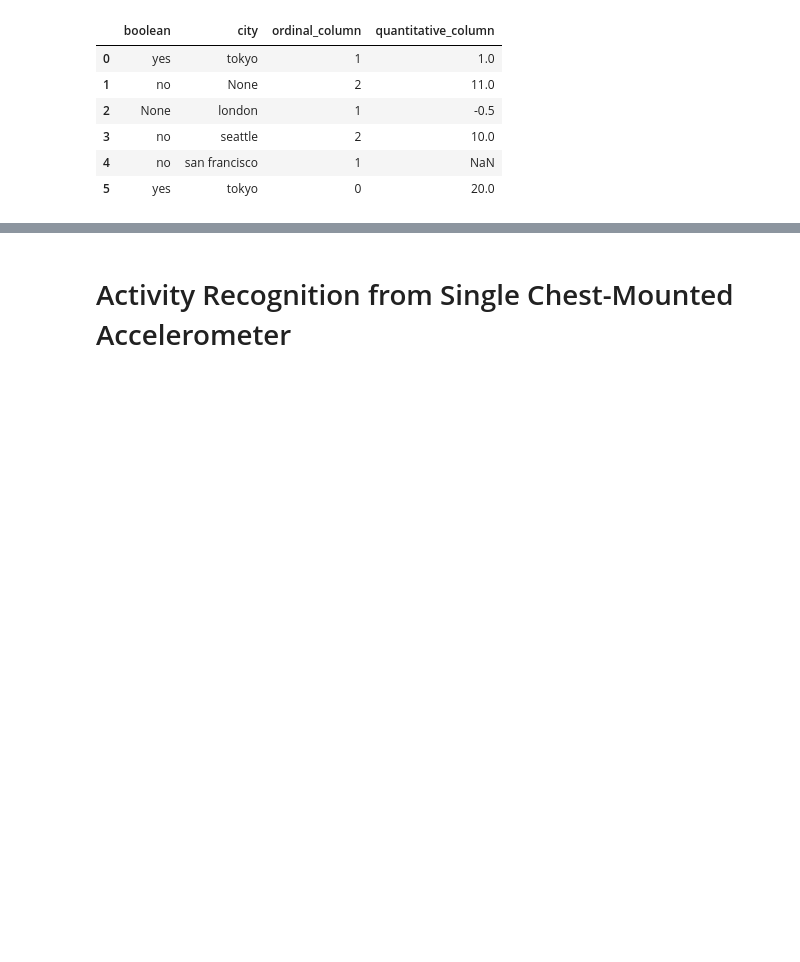
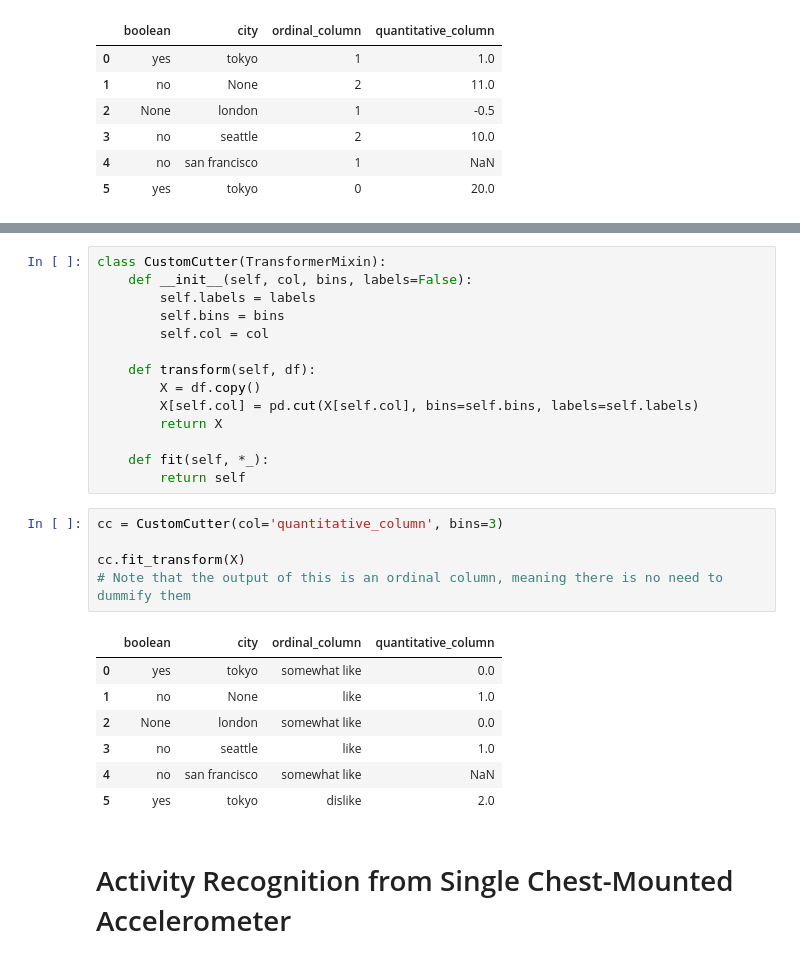
Before and after one commit to yungshun317/feature-construction, a Jupyter notebook: activity_recognition_from_single_chest_mounted_accelerometer.ipynb, the cells around one changed output, grey strips where cells are left out. Drawn from its saved outputs; the diff is of its cells as text; blank space fills up the shorter version.

```diff
--- a/activity_recognition_from_single_chest_mounted_accelerometer.ipynb
+++ b/activity_recognition_from_single_chest_mounted_accelerometer.ipynb
@@ -231,2 +269,29 @@ ce.fit_transform(X)
+# %%
+class CustomCutter(TransformerMixin):
+    def __init__(self, col, bins, labels=False):
+        self.labels = labels
+        self.bins = bins
+        self.col = col
+
+    def transform(self, df):
+        X = df.copy()
+        X[self.col] = pd.cut(X[self.col], bins=self.bins, labels=self.labels)
+        return X
+
+    def fit(self, *_):
+        return self
+# %%
+cc = CustomCutter(col='quantitative_column', bins=3)
+
+cc.fit_transform(X)
+# Note that the output of this is an ordinal column, meaning there is no need to dummify them
+# %% [output]
+|  | boolean | city | ordinal_column | quantitative_column |
+| 0 | yes | tokyo | somewhat like | 0.0 |
+| 1 | no | None | like | 1.0 |
+| 2 | None | london | somewhat like | 0.0 |
+| 3 | no | seattle | like | 1.0 |
+| 4 | no | san francisco | somewhat like | NaN |
+| 5 | yes | tokyo | dislike | 2.0 |
 # %% [markdown]
 # Activity Recognition from Single Chest-Mounted Accelerometer
```
Also changed, not shown: parts of 4 cells of this notebook.
